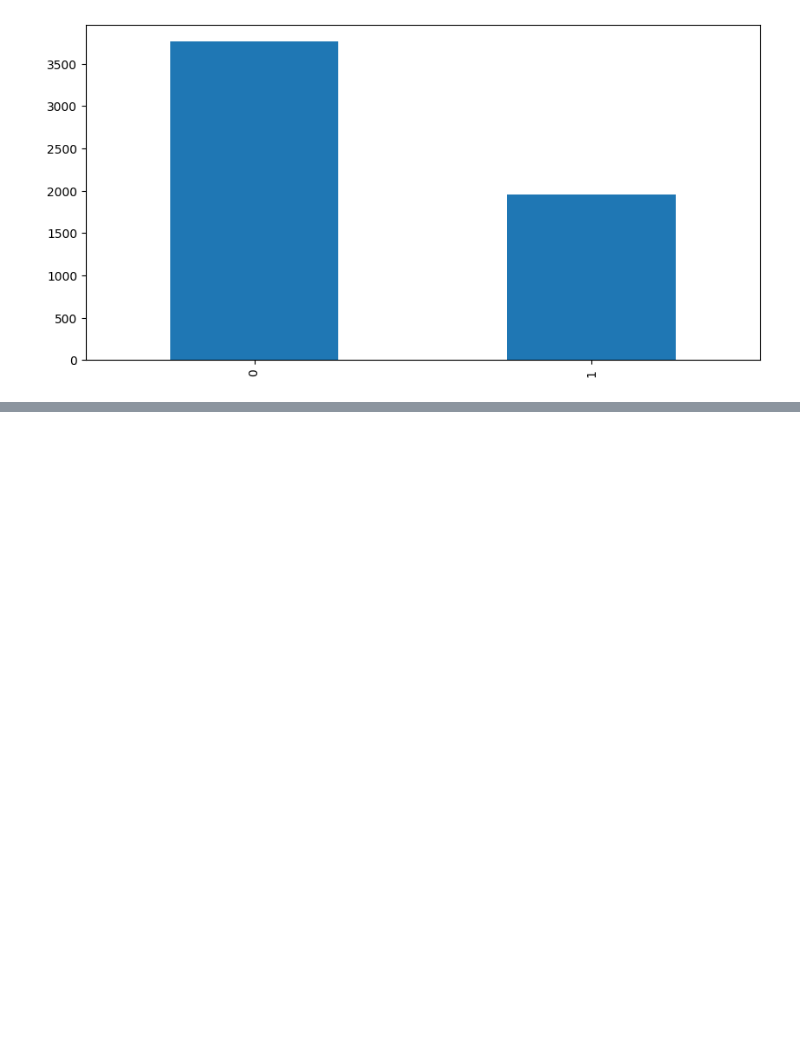
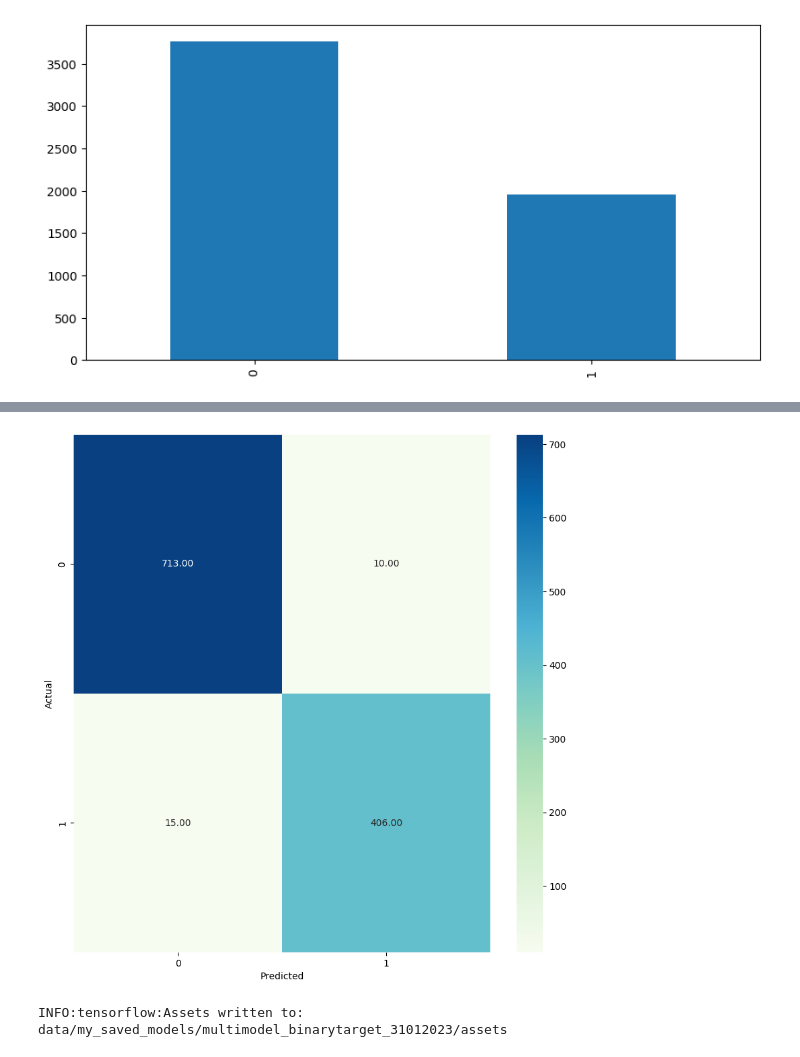
Before and after one commit to samuelfooks/Skin_Cancer_Detection, a Jupyter notebook: Multimodel.ipynb, the cells around one changed output, grey strips where cells are left out. Drawn from its saved outputs; the diff is of its cells as text; code cells hidden in the pictures; blank space fills up the shorter version.

Commit message:
multimodel working, loadedweights,goodrecall

```diff
--- a/Multimodel.ipynb
+++ b/Multimodel.ipynb
@@ -144,7 +144,7 @@ def define_dataset(csv, unique=False):
 
   df = pd.read_csv(csv) # Reading the csv files from pandas
   img = df['image_id'] # Define the Feature
-  target = df['cell_type_idx'].values # Define the Labels
+  target = df['Risk'].values # Define the Labels
 
   if unique: # Counting unique values
       df['cell_type'].value_counts() # Returning amout of unique value
@@ -154,10 +154,6 @@ def define_dataset(csv, unique=False):
 
 # Defining dataset into labels and features
 img, target = define_dataset('data/metadata_downsample.csv')
-# %%
-#split test train
-features=skin_df['image_id']
-target=skin_df['target']
 # %%
 def split_data(x, y, test_size=0.2, validation_size=0.05, balancing=False):
 
@@ -193,15 +188,13 @@ Val:  382
 Test:  1144
 # %%
-
+#convert the images to vectors, default 64 by 64.  Then rescale by 255
 def to_tensor(image_paths, oversample=True, size=64):
-
   imgs = []
-
   for i in tqdm(image_paths):
     if oversample: # If datasets is balanced
-      img = load_img(f"data/images_downsample/{i[0]}.jpg", target_size=(size, size)) # Load the Image then resized them
+      img = load_img(f"data/images/images_downsample/{i[0]}.jpg", target_size=(size, size)) # Load the Image then resized them
     else:
-      img = load_img(f"data/images_downsample/{i}.jpg", target_size=(size, size)) # Load the Image then resized them
+      img = load_img(f"data/images/images_downsample/{i}.jpg", target_size=(size, size)) # Load the Image then resized them
     img = img_to_array(img) # Convert the Image to arrays
     img = img.astype(np.float32) / 255 # Rescale the Images
     imgs.append(img) # Load all of Images to datasets
@@ -446,3 +365,30 @@ Accuracy: 97.73%
+# %%
+dropout= 0.15
+dataset = (x_train, y_train, x_val, y_val)
+pool_size = 2
+regularizer = 0.01
+BATCH_SIZE = 32
+INPUT_SHAPE = dataset[0][0].shape
+weights = 'imagenet'
+include_top=False
+base_model = Xception(weights=weights,
+  include_top=include_top,
+  input_tensor=Input(shape=INPUT_SHAPE))
+
+
+model = Sequential([base_model,
+                      AveragePooling2D(pool_size=(pool_size ,pool_size)),
+                      Flatten(),
+                      Dense(64, activation='relu'),
+                      Dropout(dropout),
+                      Dense(16, activation='relu'),
+                      Dense(7, activation='softmax', kernel_regularizer=l2(regularizer)),
+  ])
+
+model.compile(optimizer=Adam(lr=1e-4),
+                loss=SparseCategoricalCrossentropy(),
+                metrics=['accuracy'])
+model.load_weights('data/modelling/model_weights/HAM10000_Xception_dropout015_0.98acc.h5')
 # %%
 # Scoring saved models/checkpoint models
 
@@ -484,6 +434,9 @@ def plot_confusionmat(confusion_mat, class_names, cmap='GnBu'):
   plt.xlabel('Predicted')
   plt.show()
 # %%
+class_names = [0,1]
 plot_confusionmat(confusion_mat, class_names)
 
 #confusionmatrix ([733 11][15 387])
+# %% [output]
+[figure, added]
@@ -517,3 +443,7 @@ def KerastoSavedModel(links, mounting=False, make_archive=False, move_to_drive=T
+# %%
+model.save('data/modelling/my_saved_models/multimodel_binarytarget_31012023')
+# %% [output]
+INFO:tensorflow:Assets written to: data/my_saved_models/multimodel_binarytarget_31012023/assets
 # %%
 # test some picture here
 
```
Also changed, not shown: parts of 18 cells of this notebook, 10 other files.
